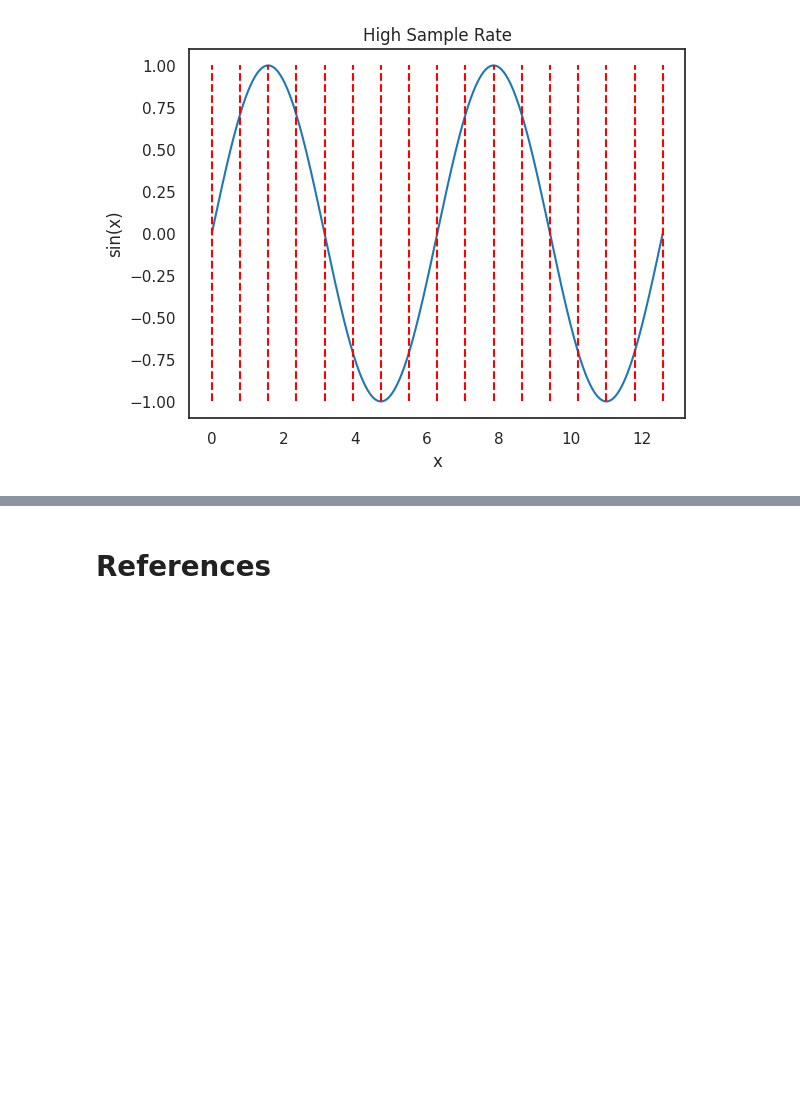
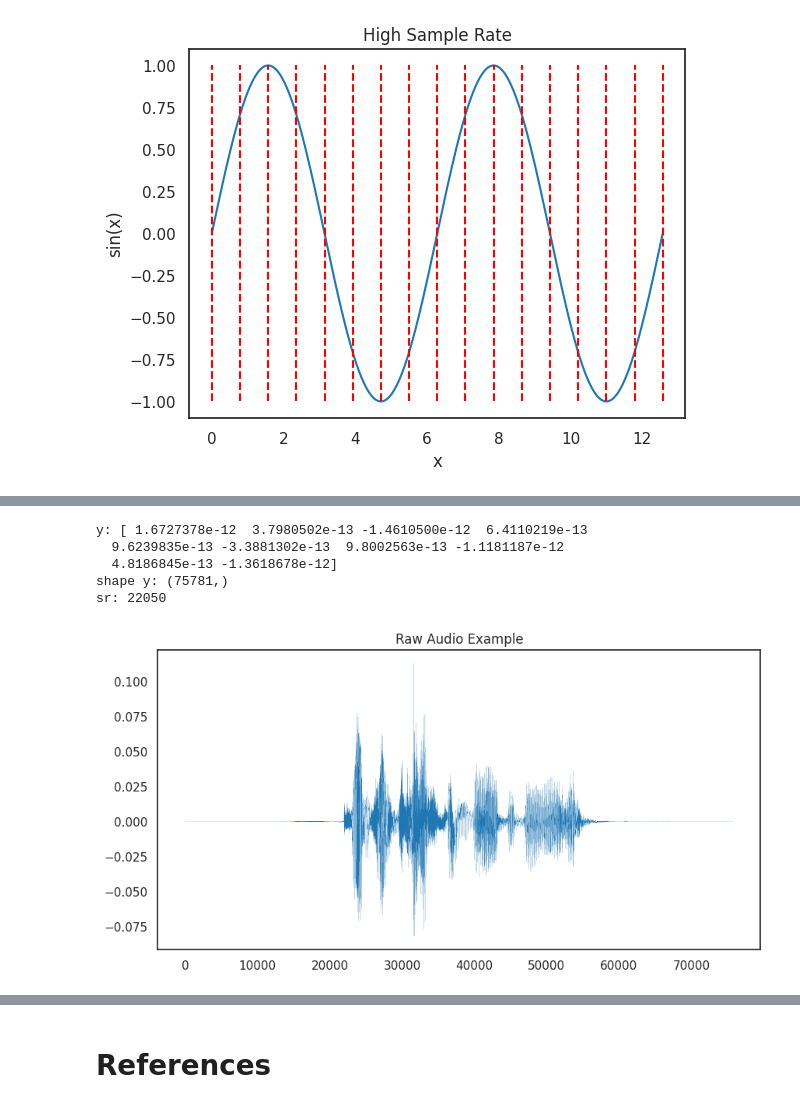
Before and after one commit to mehedihasanbijoy/PyTorch-Speech-Processing, a Jupyter notebook: Data Preprocessing/Data_Preprocessing_00.ipynb, the cells around one changed output, grey strips where cells are left out. Saved outputs shown, nothing was run; the diff lists cells and outputs as text; code cells hidden in the pictures; blank space fills up the shorter version.

Commit message:
Data Processing Basics / EDA

```diff
--- a/Data Preprocessing/Data_Preprocessing_00.ipynb
+++ b/Data Preprocessing/Data_Preprocessing_00.ipynb
@@ -272,0 +274,3 @@ plt.show()
+# %%
+audio_files = glob('./ravdess-emotional-speech-audio/*/*.wav')
+print(f"Total audio files: {len(audio_files)}")
@@ -272,0 +284,20 @@ plt.show()
+# %%
+y, sr = librosa.load(audio_files[0])
+#    y: Raw Audio
+#   sr: Sample Rate
+
+print(f'y: {y[:10]}')
+print(f'shape y: {y.shape}')
+print(f'sr: {sr}')
+# %% [output]
+y: [ 1.6727378e-12  3.7980502e-13 -1.4610500e-12  6.4110219e-13
+  9.6239835e-13 -3.3881302e-13  9.8002563e-13 -1.1181187e-12
+  4.8186845e-13 -1.3618678e-12]
+shape y: (75781,)
+sr: 22050
+# %%
+# Visualizing raw audio data
+pd.Series(y).plot(figsize=(10, 5), lw=0.1, title='Raw Audio Example', color=color_pal[0])
+plt.show()
+# %% [output]
+[figure, added]
```
Also changed, not shown: parts of 9 cells of this notebook.
